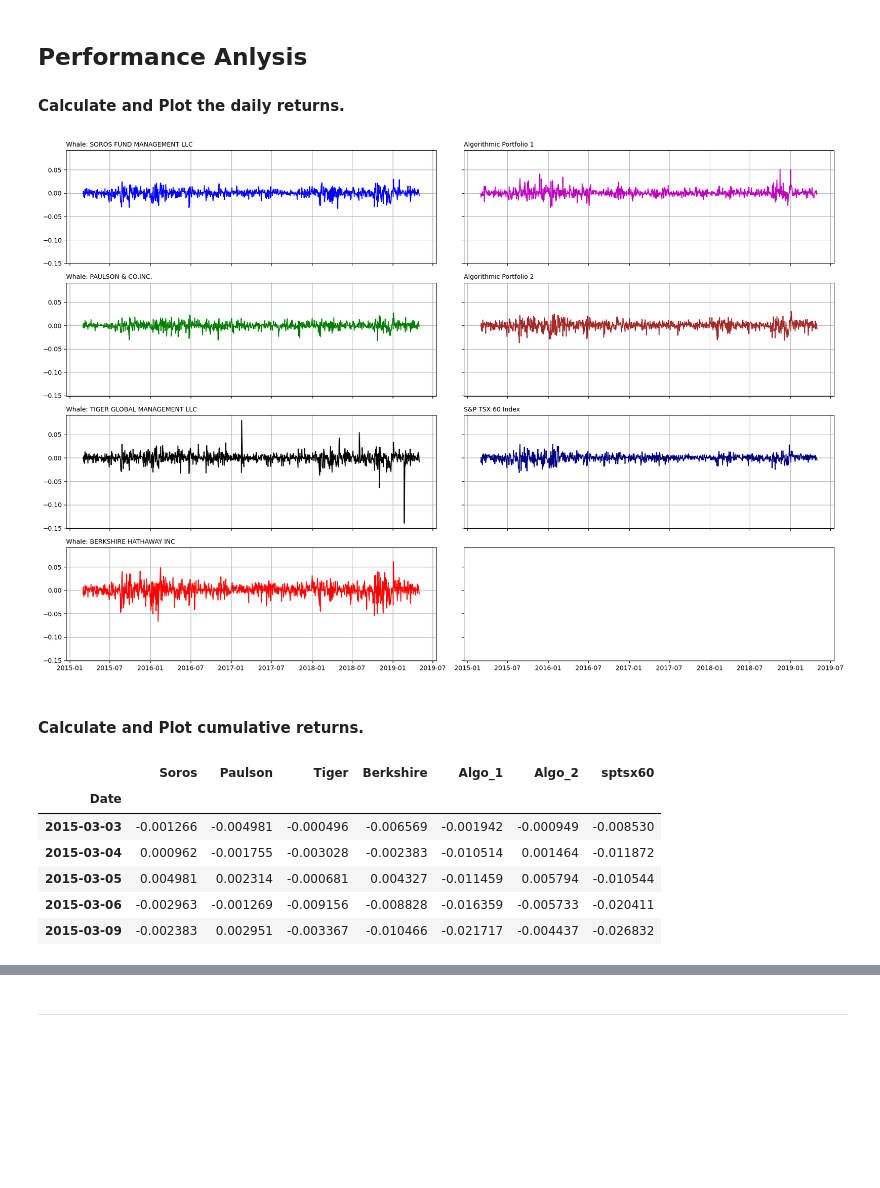
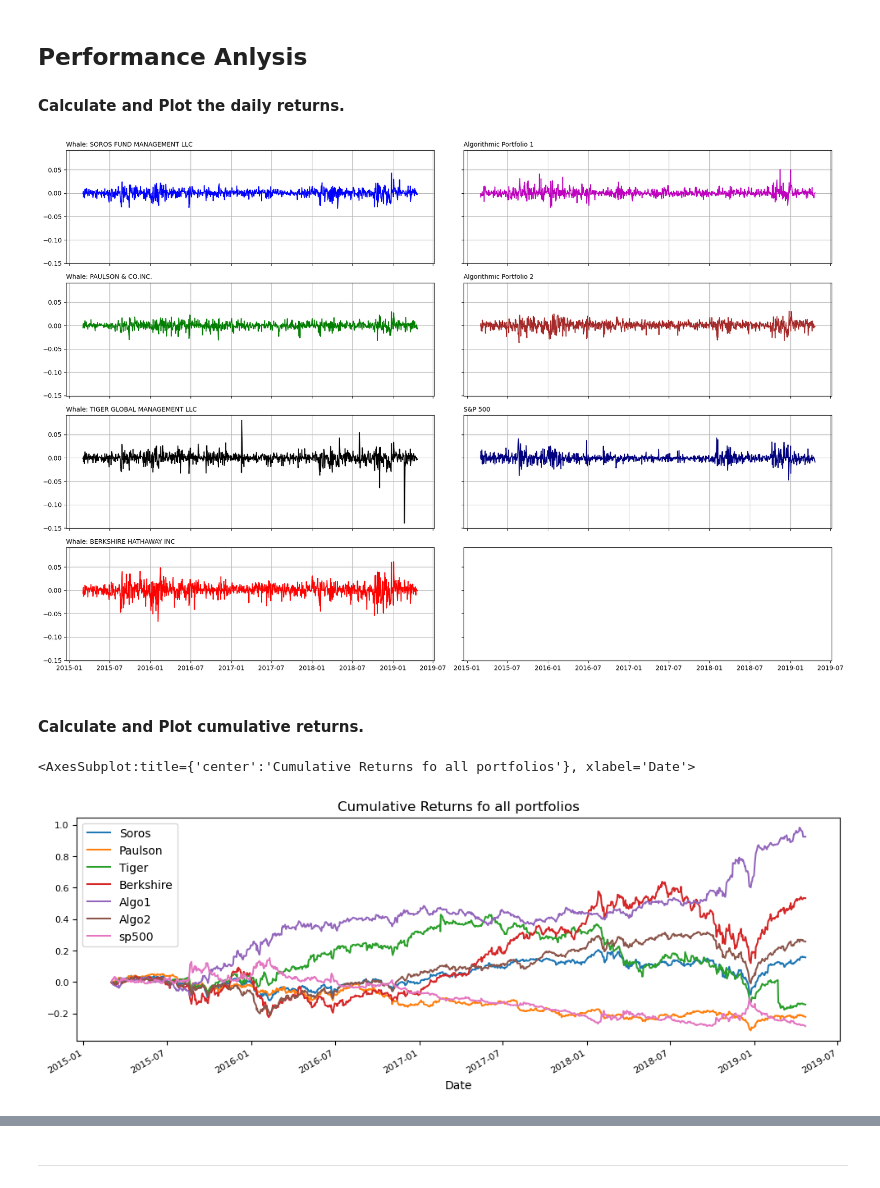
Before and after one commit to twigikit/pandas-homework, a Jupyter notebook: whale_analysis.ipynb, the cells around one changed output, grey strips where cells are left out. Drawn from its saved outputs; the diff is of its cells as text; code cells hidden in the pictures; blank space fills up the shorter version.

```diff
--- a/whale_analysis.ipynb
+++ b/whale_analysis.ipynb
@@ -238,6 +183,7 @@ In this section, you will calculate and visualize performance and risk metrics f
 
 #### Calculate and Plot the daily returns.
 # %%
+# Plot daily returns of all portfolios
 # Plot daily returns of all portfolios
 fig, axs = plt.subplots(4,2, sharex = True, sharey = True, figsize=(18,12))
 
@@ -266,36 +212,33 @@ axs[3,0].set_title("Whale: BERKSHIRE HATHAWAY INC", loc="left", fontsize = 10)
 axs[3,0].grid(True)
 
 #plot 5
-axs[0,1].plot(all_daily_returns["Algo_1"], color="m")
+axs[0,1].plot(all_daily_returns["Algo1"], color="m")
 axs[0,1].set_title("Algorithmic Portfolio 1", loc="left", fontsize = 10)
 axs[0,1].grid(True)
 
 #plot 6
-axs[1,1].plot(all_daily_returns["Algo_2"], color="brown")
+axs[1,1].plot(all_daily_returns["Algo2"], color="brown")
 axs[1,1].set_title("Algorithmic Portfolio 2", loc="left", fontsize = 10)
 axs[1,1].grid(True)
 
 #plot 7
-axs[2,1].plot(all_daily_returns["sptsx60"], color="navy")
-axs[2,1].set_title("S&P TSX 60 Index", loc="left", fontsize = 10)
+axs[2,1].plot(all_daily_returns["sp500"], color="navy")
+axs[2,1].set_title("S&P 500", loc="left", fontsize = 10)
 axs[2,1].grid(True)
 
 
 fig.tight_layout()
 plt.show()
 # %% [output]
-[figure, old version]
+[figure, new version]
 # %% [markdown]
 #### Calculate and Plot cumulative returns.
 # %%
 # Calculate cumulative returns of all portfolios
-cumulative_returns = (1+all_daily_returns).cumprod()-1
-cumulative_returns.head()
+cumulative_returns = (1 + all_daily_returns).cumprod()-1
+
+# Plot cumulative returns
+cumulative_returns.plot(figsize=(12,4), fontsize = 8, title = "Cumulative Returns fo all portfolios")
 # %% [output]
-|  | Soros | Paulson | Tiger | Berkshire | Algo_1 | Algo_2 | sptsx60 |
-| Date |  |  |  |  |  |  |  |
-| 2015-03-03 | -0.001266 | -0.004981 | -0.000496 | -0.006569 | -0.001942 | -0.000949 | -0.008530 |
-| 2015-03-04 | 0.000962 | -0.001755 | -0.003028 | -0.002383 | -0.010514 | 0.001464 | -0.011872 |
-| 2015-03-05 | 0.004981 | 0.002314 | -0.000681 | 0.004327 | -0.011459 | 0.005794 | -0.010544 |
-| 2015-03-06 | -0.002963 | -0.001269 | -0.009156 | -0.008828 | -0.016359 | -0.005733 | -0.020411 |
-| 2015-03-09 | -0.002383 | 0.002951 | -0.003367 | -0.010466 | -0.021717 | -0.004437 | -0.026832 |
+<AxesSubplot:title={'center':'Cumulative Returns fo all portfolios'}, xlabel='Date'>
+[figure, added]
```
Also changed, not shown: parts of 43 cells of this notebook, 8 other files.
